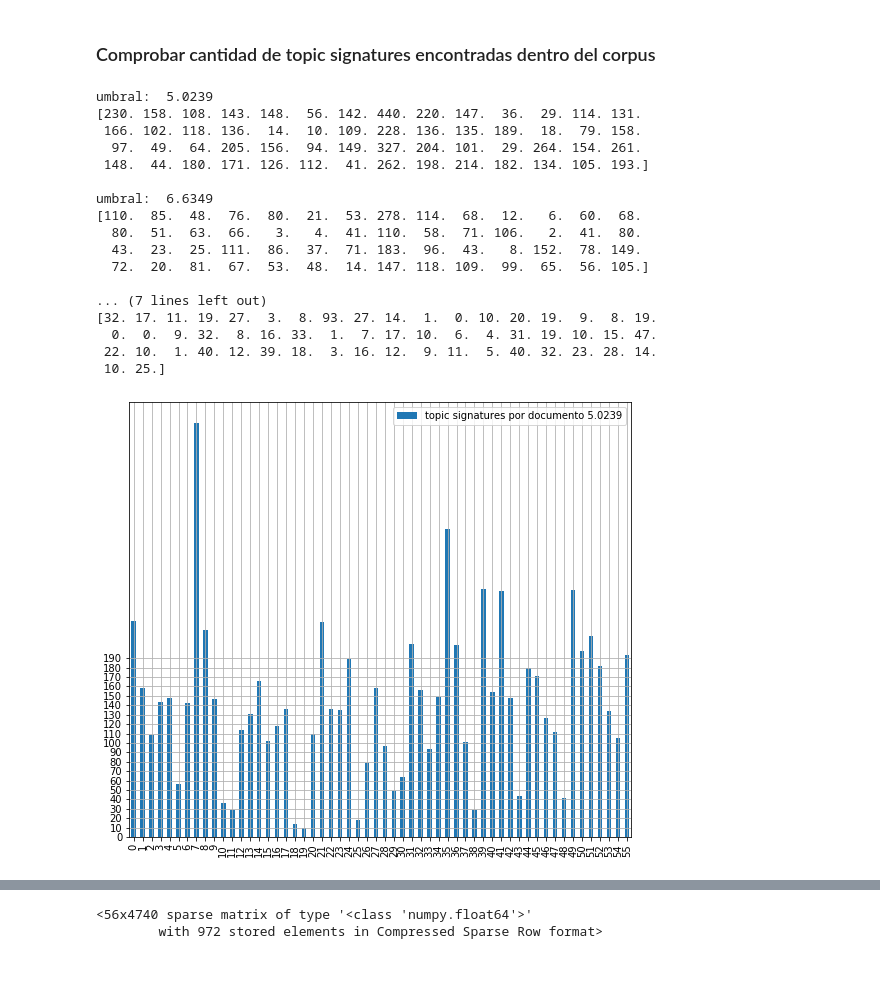
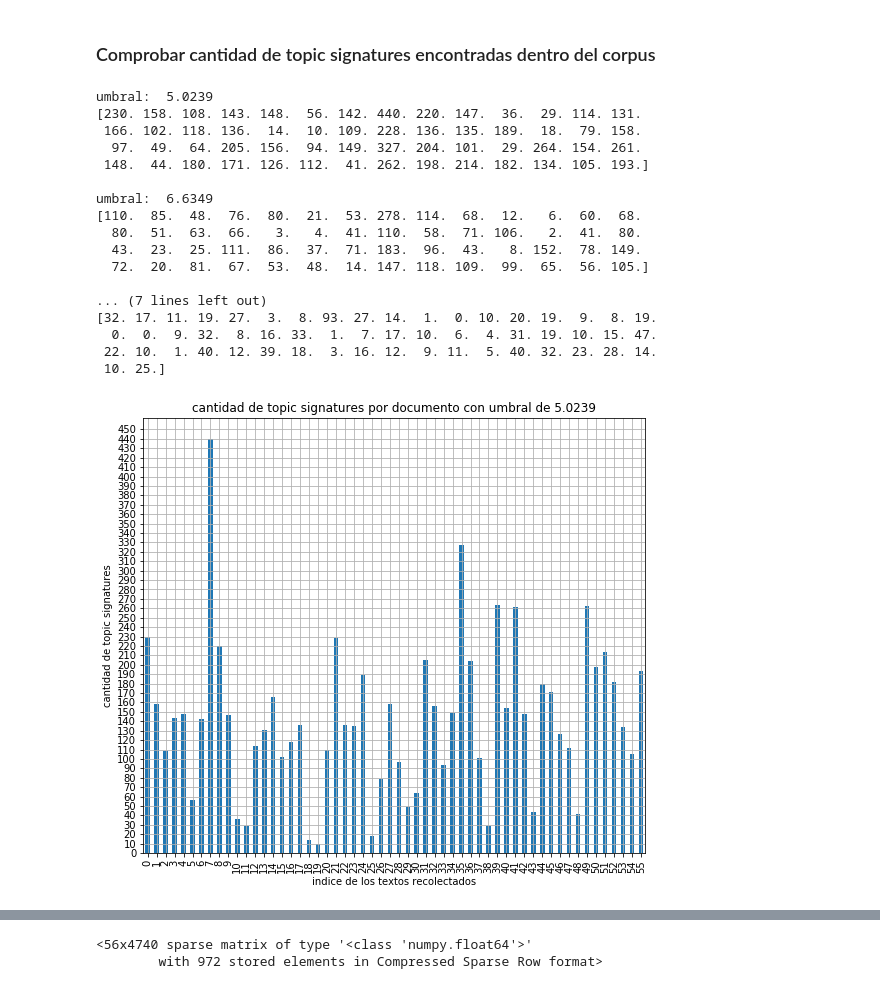
Before and after one commit to ecardona506/terms-of-service, a Jupyter notebook: Prueba de Verosimilitud Logaritmica.ipynb, the cells around one changed output, grey strips where cells are left out. Saved outputs shown, nothing was run; the diff lists cells and outputs as text; code cells hidden in the pictures.

Commit message:
Retoques finales
Se eliminaron algunos comentarios y algunas pruebas hechas que no fueran incluidas en el análisis, además se agregó el programa final y un texto de demostración

```diff
--- a/Prueba de Verosimilitud Logaritmica.ipynb
+++ b/Prueba de Verosimilitud Logaritmica.ipynb
@@ -37,11 +38,14 @@ from scipy.sparse import csr_matrix
 #Aumentar la el limite de la recursión
 setrecursionlimit(10**5)
 # %%
+#directorio actual
+actual_dir = os.getcwd()
+
 #Ruta del corpus
-ruta = "D:/Documents/Documentos Universidad/Noveno/Proyecto de grado/textos"
+ruta = actual_dir + "\\textos"
 
 #ruta de los resumenes de referencia
-ruta_referencias = "D:/Documents/Documentos Universidad/Noveno/Proyecto de grado/referencias"
+ruta_referencias = actual_dir + "\\referencias"
 # %%
 #Funciones auxiliares
 
@@ -300,0 +277,17 @@ lambda_matrix.shape
+# %%
+#Lista de textos dentro del corpus
+textos = os.listdir(ruta)
+
+indice_bolivar = textos.index('segurosbolivar-privacidad.txt')
+
+lambda_bolivar = lambda_matrix.tolist()[indice_bolivar]
+lambda_log_bolivar = lambda_log_matrix.tolist()[indice_bolivar]
+lambda_bolivar_2 = lambda_matrix_2.tolist()[indice_bolivar]
+lambda_log_bolivar_2 = lambda_log_matrix_2.tolist()[indice_bolivar]
+
+data = [[id2token[i],lambda_bolivar[i],lambda_log_bolivar[i],
+         lambda_bolivar_2[i],lambda_log_bolivar_2[i]] for i in range(len(lambda_bolivar))]
+
+df = pd.DataFrame(data,columns=['token','lambda','log lambda','-2 lambda','-2 log lambda'])
+df_top = df.sort_values(by='lambda', ascending = False).head(10)
+df_top
@@ -300,0 +313,4 @@ lambda_matrix.shape
+# %%
+grafica = df.plot(y=['lambda'],legend=False)
+grafica.set_xlabel('indice de los stemms de todo el corpus')
+grafica.set_ylabel('lambda')
@@ -325,31 +334,32 @@ for umbral in umbrales:
 # %%
 #Pruebas para mirar la cantidad de topic signatures dentro de todo el corpus de acuerdo al umbral establecido
 
 for i in range(len(umbrales)):
     print('umbral: ',umbrales[i])
     topic_signatures_por_documento = topic_signatures_umbrales[i].toarray().sum(1)
     print(topic_signatures_por_documento)
     print()
     df_umbral = pd.DataFrame(topic_signatures_por_documento, columns=['topic signatures por documento {}'.format(umbrales[i])])
-    df_umbral.plot.bar(figsize=(9,8),grid=True,yticks=np.arange(0,200,10))
-
-#topic_signatures_0_025.toarray().sum(1)
+    grafica = df_umbral.plot.bar(figsize=(9,8),grid=True,yticks=np.arange(0,460,10),legend=False,
+                                 title='cantidad de topic signatures por documento con umbral de {}'.format(umbrales[i]))
+    grafica.set_xlabel('indice de los textos recolectados')
+    grafica.set_ylabel('cantidad de topic signatures')
 # %% [output]
 umbral:  5.0239
 [230. 158. 108. 143. 148.  56. 142. 440. 220. 147.  36.  29. 114. 131.
  166. 102. 118. 136.  14.  10. 109. 228. 136. 135. 189.  18.  79. 158.
   97.  49.  64. 205. 156.  94. 149. 327. 204. 101.  29. 264. 154. 261.
  148.  44. 180. 171. 126. 112.  41. 262. 198. 214. 182. 134. 105. 193.]
 
 umbral:  6.6349
 [110.  85.  48.  76.  80.  21.  53. 278. 114.  68.  12.   6.  60.  68.
   80.  51.  63.  66.   3.   4.  41. 110.  58.  71. 106.   2.  41.  80.
   43.  23.  25. 111.  86.  37.  71. 183.  96.  43.   8. 152.  78. 149.
   72.  20.  81.  67.  53.  48.  14. 147. 118. 109.  99.  65.  56. 105.]
 
 ... (7 lines left out)
 [32. 17. 11. 19. 27.  3.  8. 93. 27. 14.  1.  0. 10. 20. 19.  9.  8. 19.
   0.  0.  9. 32.  8. 16. 33.  1.  7. 17. 10.  6.  4. 31. 19. 10. 15. 47.
  22. 10.  1. 40. 12. 39. 18.  3. 16. 12.  9. 11.  5. 40. 32. 23. 28. 14.
  10. 25.]
-[figure, old version]
+[figure, new version]
```
Also changed, not shown: parts of 57 cells of this notebook, 14 other files.
